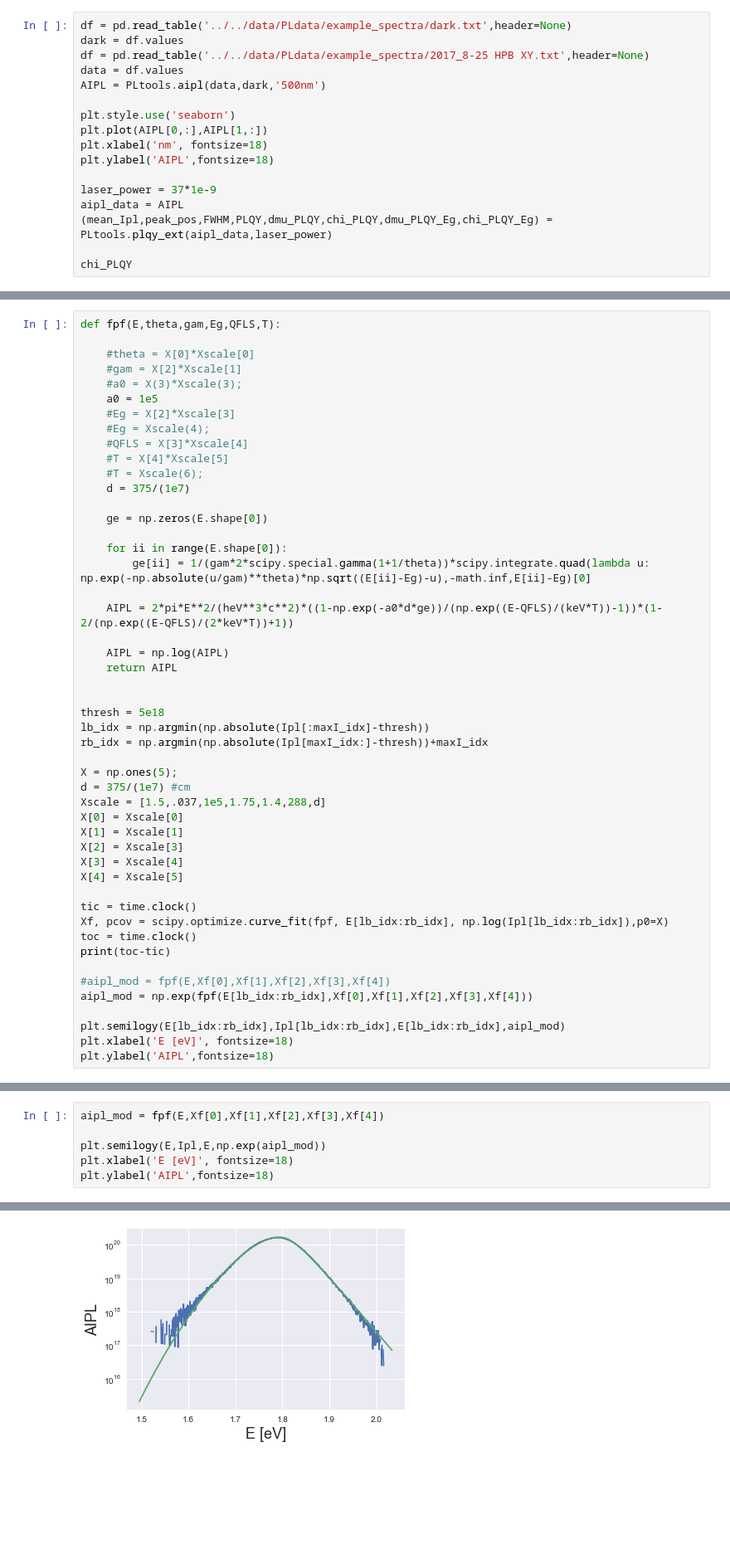
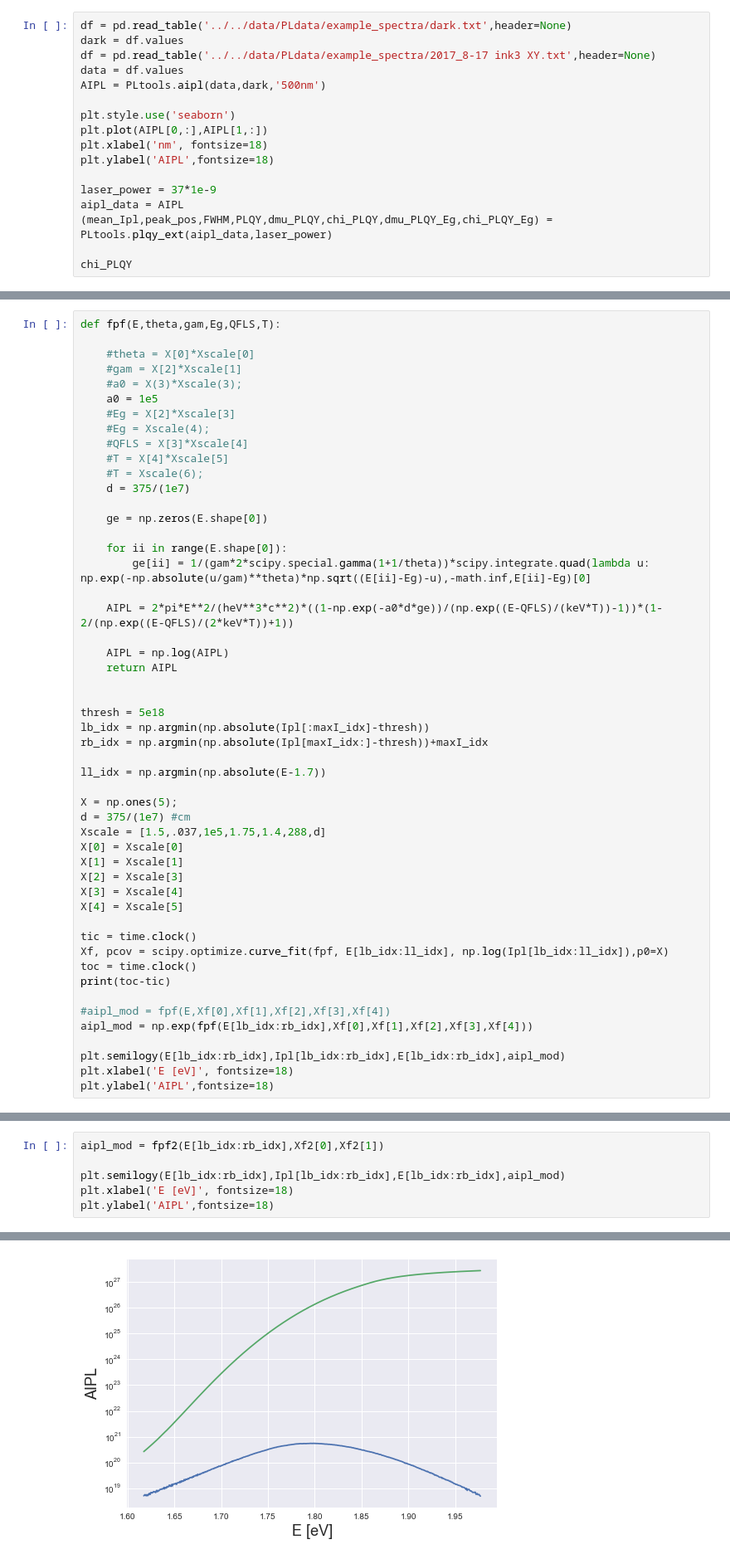
Before and after one commit to rstoddard24/PVtools, a Jupyter notebook: PVtools/PL/PVtools_dev.ipynb, the cells around one changed output, grey strips where cells are left out. Shown: that part at 83% size. Drawn from its saved outputs; the diff is of its cells as text; blank space fills up the shorter version.

```diff
--- a/PVtools/PL/PVtools_dev.ipynb
+++ b/PVtools/PL/PVtools_dev.ipynb
@@ -207,7 +207,7 @@ array([ 0.87429466,  0.87644725,  0.87752594,  0.87666765,  0.87229858,
 # %%
 df = pd.read_table('../../data/PLdata/example_spectra/dark.txt',header=None)
 dark = df.values
-df = pd.read_table('../../data/PLdata/example_spectra/2017_8-25 HPB XY.txt',header=None)
+df = pd.read_table('../../data/PLdata/example_spectra/2017_8-17 ink3 XY.txt',header=None)
 data = df.values
 AIPL = PLtools.aipl(data,dark,'500nm')
 
@@ -356,6 +344,8 @@ thresh = 5e18
 lb_idx = np.argmin(np.absolute(Ipl[:maxI_idx]-thresh))
 rb_idx = np.argmin(np.absolute(Ipl[maxI_idx:]-thresh))+maxI_idx
 
+ll_idx = np.argmin(np.absolute(E-1.7))
+
 X = np.ones(5);
 d = 375/(1e7) #cm
 Xscale = [1.5,.037,1e5,1.75,1.4,288,d]
@@ -366,7 +356,7 @@ X[3] = Xscale[4]
 X[4] = Xscale[5]
 
 tic = time.clock()
-Xf, pcov = scipy.optimize.curve_fit(fpf, E[lb_idx:rb_idx], np.log(Ipl[lb_idx:rb_idx]),p0=X)
+Xf, pcov = scipy.optimize.curve_fit(fpf, E[lb_idx:ll_idx], np.log(Ipl[lb_idx:ll_idx]),p0=X)
 toc = time.clock()
 print(toc-tic)
 
@@ -383,9 +450,9 @@ plt.ylabel('AIPL',fontsize=18)
 # %%
-aipl_mod = fpf(E,Xf[0],Xf[1],Xf[2],Xf[3],Xf[4])
+aipl_mod = fpf2(E[lb_idx:rb_idx],Xf2[0],Xf2[1])
 
-plt.semilogy(E,Ipl,E,np.exp(aipl_mod))
+plt.semilogy(E[lb_idx:rb_idx],Ipl[lb_idx:rb_idx],E[lb_idx:rb_idx],aipl_mod)
 plt.xlabel('E [eV]', fontsize=18)
 plt.ylabel('AIPL',fontsize=18)
 # %% [output]
 <matplotlib.text.Text at 0x...>
-[figure, old version]
+[figure, new version]
```
Also changed, not shown: parts of 6 cells of this notebook, 1 other file.
